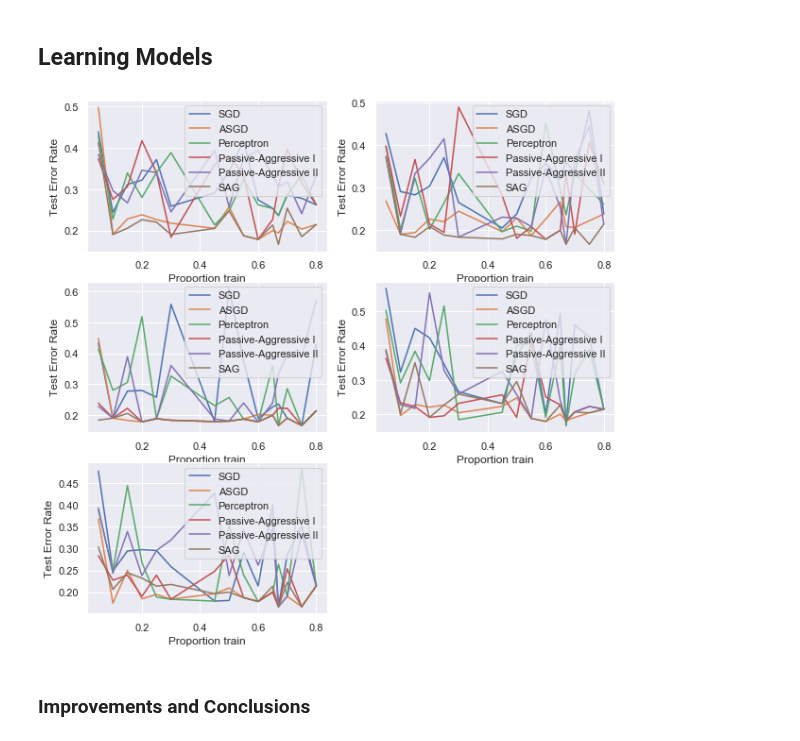
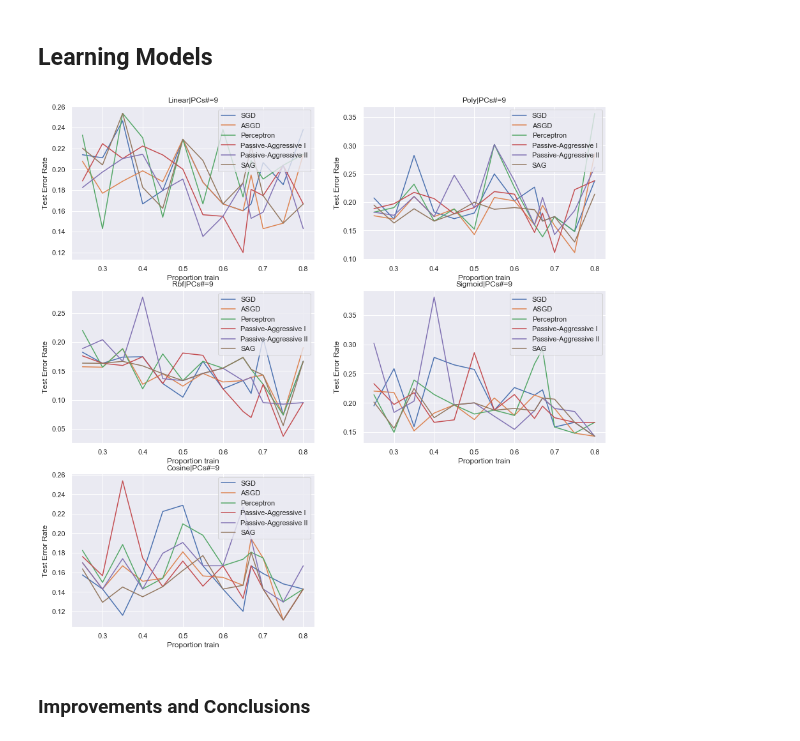
Before and after one commit to franec94/Pittsburgh-Bridge-Dataset, a Jupyter notebook: pittsburgh-bridges-data-set-analysis/models-analyses/random_tests/test_comparing_various_online_solvers.ipynb, the cells around one changed output. Drawn from its saved outputs; the diff is of its cells as text; code cells hidden in the pictures.

```diff
--- a/pittsburgh-bridges-data-set-analysis/models-analyses/random_tests/test_comparing_various_online_solvers.ipynb
+++ b/pittsburgh-bridges-data-set-analysis/models-analyses/random_tests/test_comparing_various_online_solvers.ipynb
@@ -220,19 +220,21 @@ try_comparing_various_online_solvers(avoid_func=True)
 # %%
 try_comparing_various_online_solvers_by_kernel(
     X=rescaledX, y=y, kernels=None, # 'linear',
-    heldout=[.95, .90, .85, .8, .75, .7, .55, .5, .45, .4, .35, .33, .3, .25, .2], rounds=20,
-    n_classes=-1, n_components=2,
+    # heldout=[.95, .90, .85, .8, .75, .7, .55, .5, .45, .4, .35, .33, .3, .25, .2],
+    heldout=[.75, .7, .65, .6, .55, .5, .45, .4, .35, .33, .3, .25, .2],
+    rounds=20,
+    n_classes=-1, n_components=9,
     # estimators=SGDClassifier(max_iter=100), cv=StratifiedKFold(2),
     estimators=None, cv=StratifiedKFold(2),
     verbose=0,
     show_fig=True, save_fig=False,
     stratified_flag=True,
     n_splits=3, random_state=42,
-    gridshape=(3, 2), figsize=(10, 10),
+    gridshape=(3, 2), figsize=(15, 15),
     title="try comparing various online solvers by kernel", fig_name="try_comparing_various_online_solvers_by_kernel.png"
 )
 # %% [output]
-[figure, old version]
+[figure, new version]
 # %% [markdown]
 ### Improvements and Conclusions <a class="anchor" id="Improvements-and-conclusions"></a>
 # %% [markdown]
```
Also changed, not shown: 2 other files.
